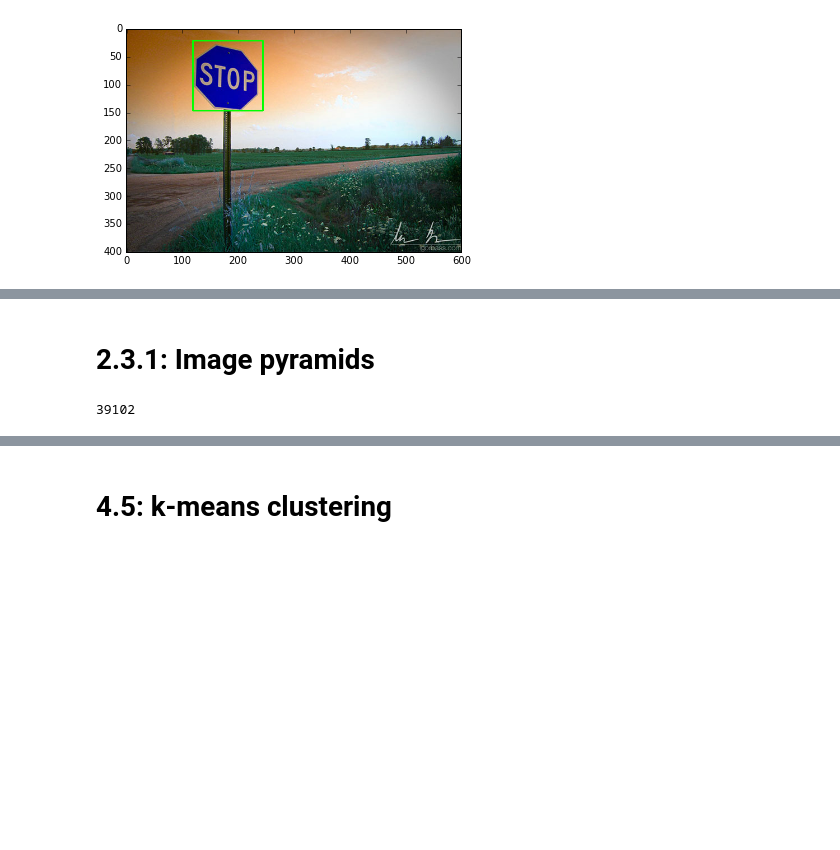
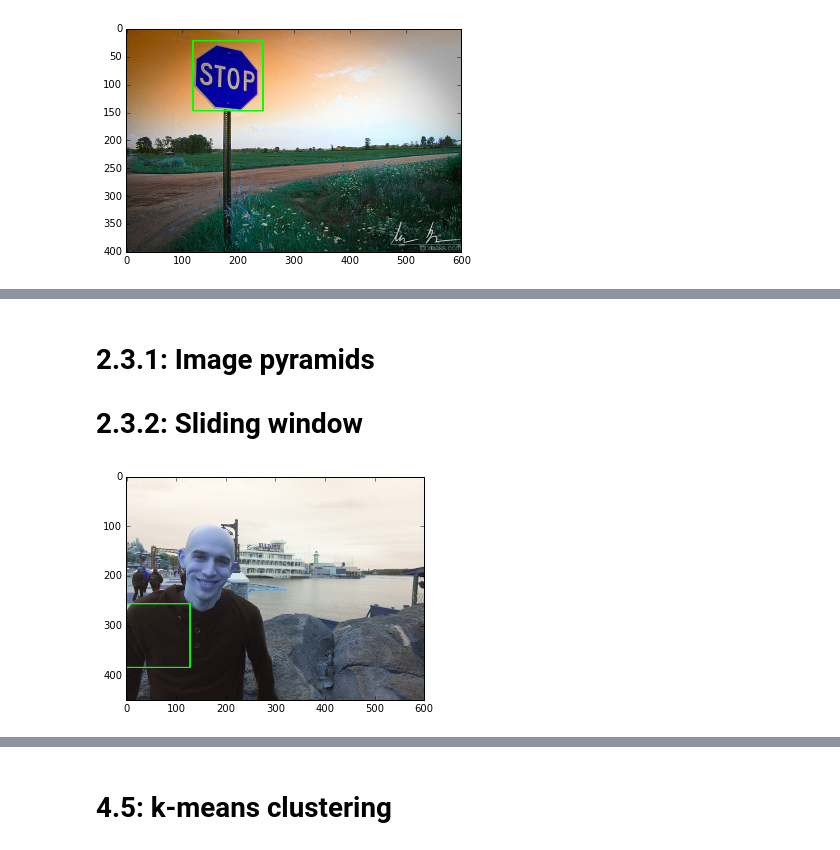
Before and after one commit to YaroslavSchubert/pyimagegurus, a Jupyter notebook: month_3.ipynb, the cells around one changed output, grey strips where cells are left out. Cells and saved outputs as stored; diff of their text form; code cells hidden in the pictures; blank space fills up the shorter version.

```diff
--- a/month_3.ipynb
+++ b/month_3.ipynb
@@ -147,5 +126,6 @@ array([[[144,  77,  20],
 # %% [markdown]
 # 2.3.1: Image pyramids
+# 2.3.2: Sliding window
 # %%
 # helper
 
@@ -168,40 +148,48 @@ def pyramid(image, scale=1.5, minSize=(30, 30)):
             break
 
         # yield the next image in the pyramid
         yield image
 
 
-
 def sliding_window(image, stepSize, windowSize):
     # slide a window across the image
     for y in xrange(0, image.shape[0], stepSize):
         for x in xrange(0, image.shape[1], stepSize):
             # yield the current window
             yield (x, y, image[y:y + windowSize[1], x:x + windowSize[0]])
 
 
 
-winW, winH = (64, 64)
-stepSize = 5
+def plot_window(window, layer, x, y):
+    clone = layer.copy()
+    cv2.rectangle(clone, (x, y), (x + winW, y + winH), (0, 255, 0), 2)
+    plt.figure()
+    plt.imshow(clone)
+
+
+winW, winH = (128, 128)
+stepSize = 128
 
 def pyramid_window():
     for layer in pyramid(image, scale=1.1):
         # loop over the sliding window for each layer of the pyramid
         for (x, y, window) in sliding_window(layer, stepSize=stepSize, windowSize=(winW, winH)):
             # if the current window does not meet our desired window size, ignore it
             if window.shape[0] != winH or window.shape[1] != winW:
                 continue
-            yield window
+            yield window, layer,x, y
         # THIS IS WHERE WE WOULD PROCESS THE WINDOW, EXTRACT HOG FEATURES, AND
         # APPLY A MACHINE LEARNING CLASSIFIER TO PERFORM OBJECT DETECTION
 
         # since we do not have a classifier yet, let's just draw the window
-#         clone = layer.copy()
-#         cv2.rectangle(clone, (x, y), (x + winW, y + winH), (0, 255, 0), 2)
-#         plt.figure()
-#         plt.imshow(clone)
 
 
-len(list(pyramid_window()))
+
+#
+# pw = pyramid_window()
+window, layer, x, y = pw.next()
+
+
+plot_window(window, layer, x, y)
 # %% [output]
-39102
+[figure, added]
```
Also changed, not shown: parts of 8 cells of this notebook, 23 other files.
